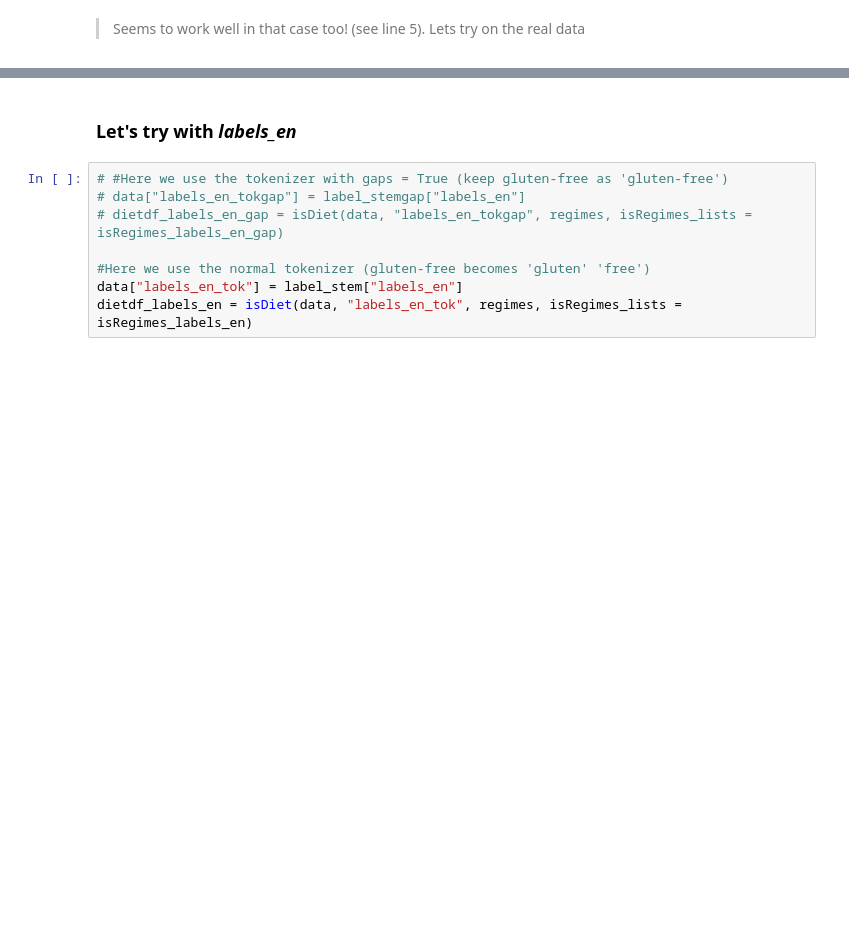
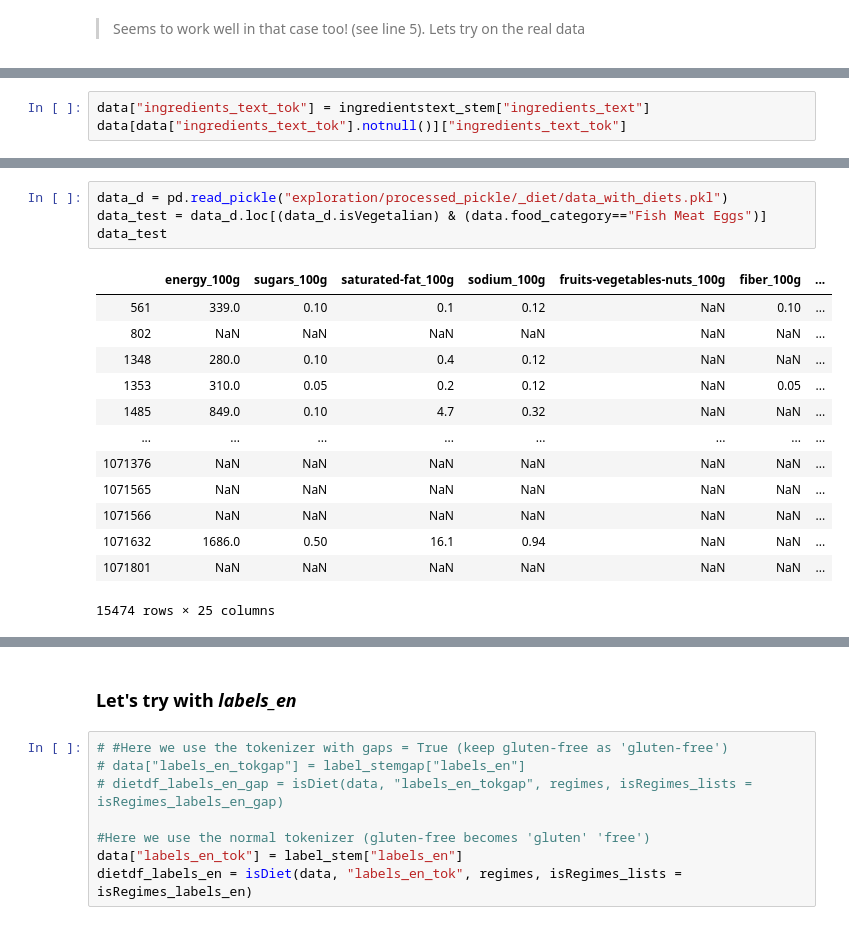
Before and after one commit to romi514/ProjectADA, a Jupyter notebook: project_tagADA.ipynb, the cells around one changed output, grey strips where cells are left out. Saved outputs shown, nothing was run; the diff lists cells and outputs as text; blank space fills up the shorter version.

```diff
--- a/project_tagADA.ipynb
+++ b/project_tagADA.ipynb
@@ -2091,0 +2107,3 @@ NameError: name 'isDiet' is not defined
+# %%
+data["ingredients_text_tok"] = ingredientstext_stem["ingredients_text"]
+data[data["ingredients_text_tok"].notnull()]["ingredients_text_tok"]
@@ -2091,0 +2150,18 @@ NameError: name 'isDiet' is not defined
+# %%
+data_d = pd.read_pickle("exploration/processed_pickle/_diet/data_with_diets.pkl")
+data_test = data_d.loc[(data_d.isVegetalian) & (data.food_category=="Fish Meat Eggs")]
+data_test
+# %% [output]
+|  | energy_100g | sugars_100g | saturated-fat_100g | sodium_100g | fruits-vegetables-nuts_100g | fiber_100g | ... |
+| 561 | 339.0 | 0.10 | 0.1 | 0.12 | NaN | 0.10 | ... |
+| 802 | NaN | NaN | NaN | NaN | NaN | NaN | ... |
+| 1348 | 280.0 | 0.10 | 0.4 | 0.12 | NaN | NaN | ... |
+| 1353 | 310.0 | 0.05 | 0.2 | 0.12 | NaN | 0.05 | ... |
+| 1485 | 849.0 | 0.10 | 4.7 | 0.32 | NaN | NaN | ... |
+| ... | ... | ... | ... | ... | ... | ... | ... |
+| 1071376 | NaN | NaN | NaN | NaN | NaN | NaN | ... |
+| 1071565 | NaN | NaN | NaN | NaN | NaN | NaN | ... |
+| 1071566 | NaN | NaN | NaN | NaN | NaN | NaN | ... |
+| 1071632 | 1686.0 | 0.50 | 16.1 | 0.94 | NaN | NaN | ... |
+| 1071801 | NaN | NaN | NaN | NaN | NaN | NaN | ... |
+15474 rows × 25 columns
```
Also changed, not shown: parts of 48 cells of this notebook.
